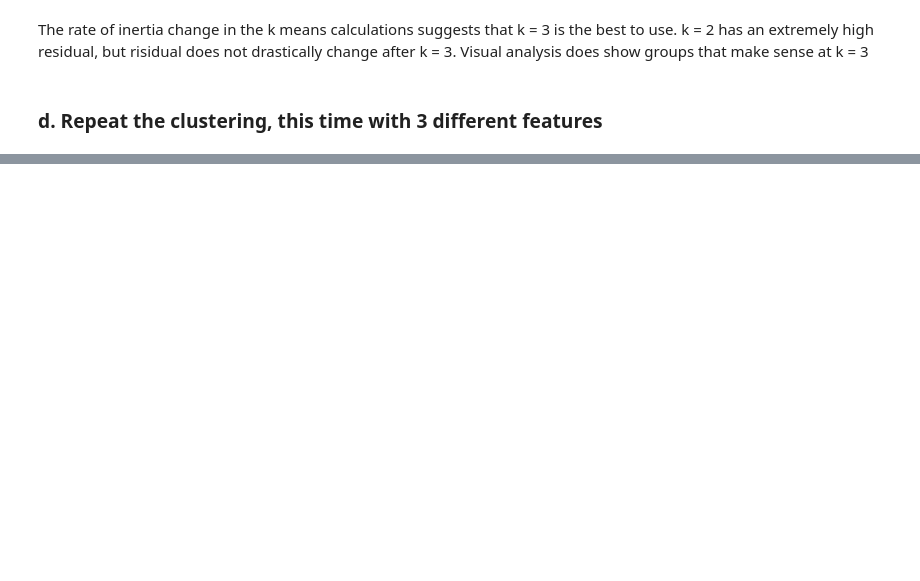
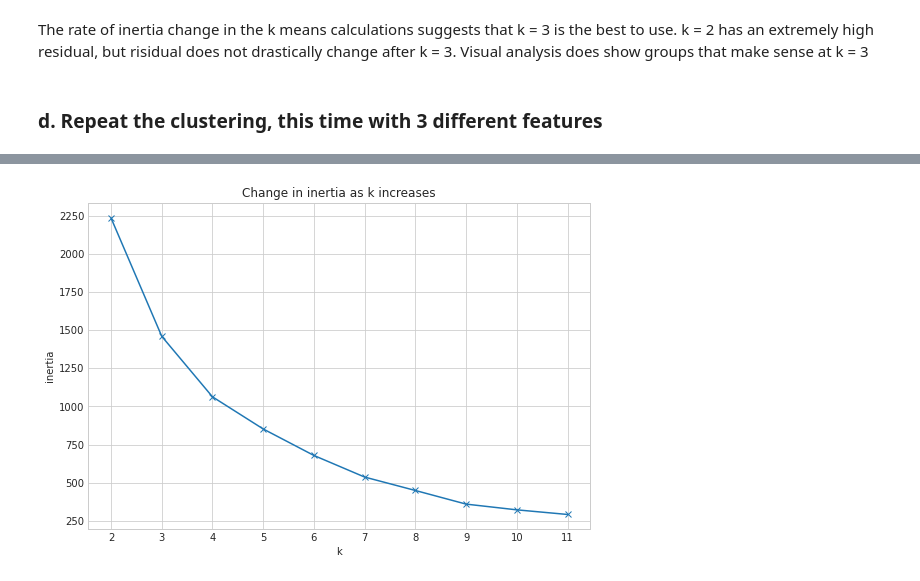
Before and after one commit to parkervoit/clustering-exercises, a Jupyter notebook: modeling.ipynb, the cells around one changed output, grey strips where cells are left out. Cells and saved outputs as stored; diff of their text form; code cells hidden in the pictures; blank space fills up the shorter version.

```diff
--- a/modeling.ipynb
+++ b/modeling.ipynb
@@ -138,3 +137,7 @@ for ax, k in zip(axs.ravel(), range(2, 6)):
 The rate of inertia change in the k means calculations suggests that k = 3 is the best to use. k = 2 has an extremely high residual, but risidual does not drastically change after k = 3. Visual analysis does show groups that make sense at k = 3
 # %% [markdown]
 ### d. Repeat the clustering, this time with 3 different features
+# %%
+iris['petal_area'] = iris.petal_length * iris.petal_width
+iris['sepal_area'] = iris.sepal_length * iris.sepal_width
+iris.head()
@@ -140,0 +151,2 @@ The rate of inertia change in the k means calculations suggests that k = 3 is th
+# %%
+X = iris[['petal_area','sepal_area','sepal_length']]
@@ -140,0 +220,10 @@ The rate of inertia change in the k means calculations suggests that k = 3 is th
+# %%
+with plt.style.context('seaborn-whitegrid'):
+    plt.figure(figsize=(9, 6))
+    pd.Series({k: KMeans(k).fit(X).inertia_ for k in range(2, 12)}).plot(marker='x')
+    plt.xticks(range(2, 12))
+    plt.xlabel('k')
+    plt.ylabel('inertia')
+    plt.title('Change in inertia as k increases')
+# %% [output]
+[figure, added]
```
Also changed, not shown: parts of 38 cells of this notebook, 1 other file.
